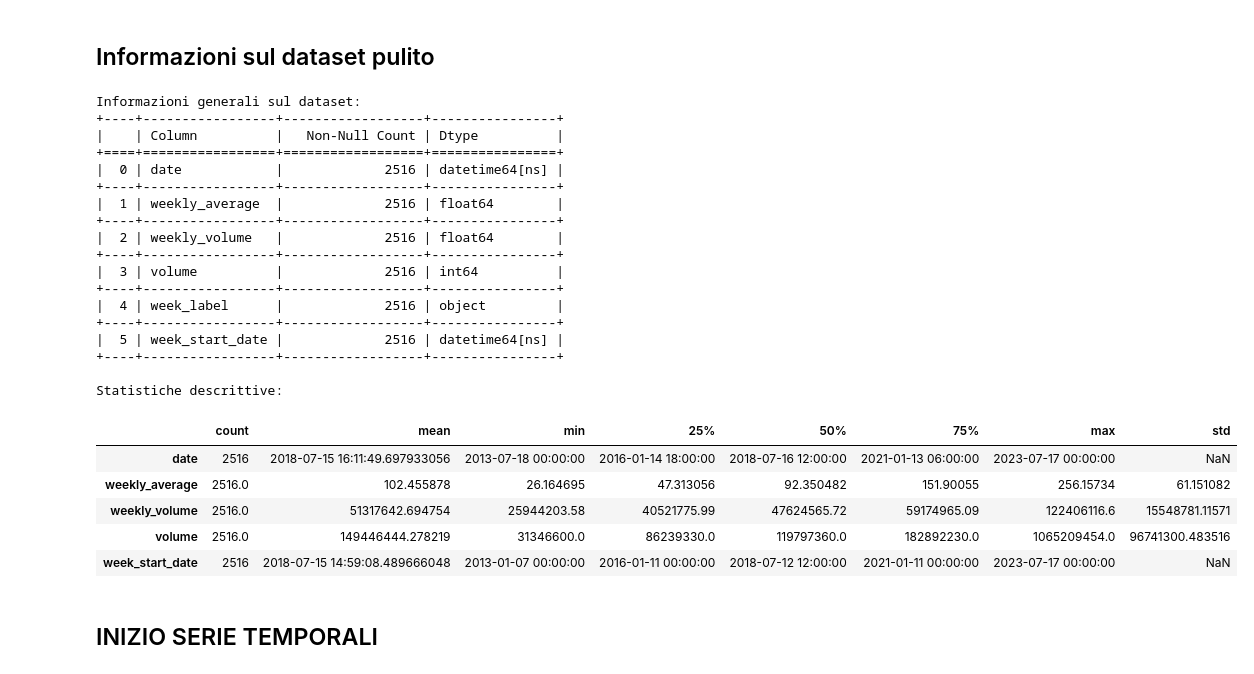
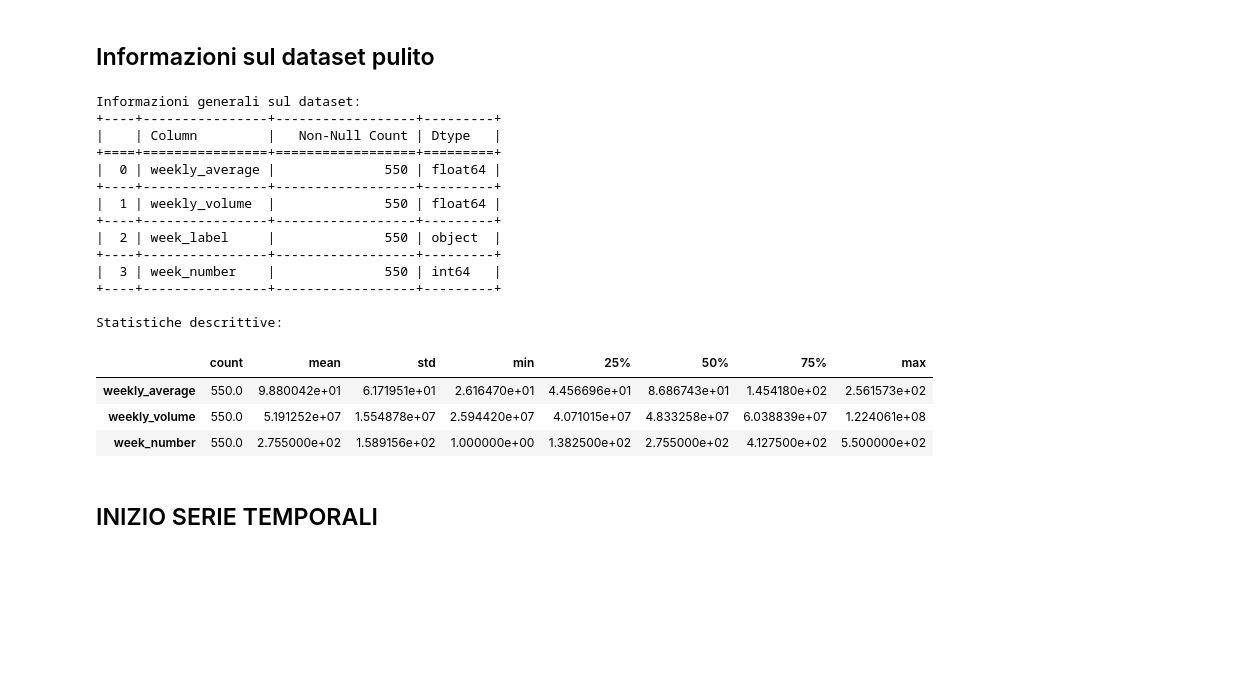
Before and after one commit to diegosantarelli/Data_science_2024, a Jupyter notebook: DS_Python/Stock_market.ipynb, the cells around one changed output. Saved outputs shown, nothing was run; the diff lists cells and outputs as text; code cells hidden in the pictures; blank space fills up the shorter version.

```diff
--- a/DS_Python/Stock_market.ipynb
+++ b/DS_Python/Stock_market.ipynb
@@ -248,42 +224,36 @@ Prime righe con week_number ricalcolato:
 # %%
 print("Informazioni generali sul dataset:")
 df_info = pd.DataFrame({
-    "Column": df_apple.columns,
-    "Non-Null Count": df_apple.notnull().sum().values,
-    "Dtype": df_apple.dtypes.values
+    "Column": df_apple_weekly.columns,
+    "Non-Null Count": df_apple_weekly.notnull().sum().values,
+    "Dtype": df_apple_weekly.dtypes.values
 })
 
 print(tabulate(df_info, headers="keys", tablefmt="grid"))
 
 # Statistiche descrittive
 print("\nStatistiche descrittive:")
-df_stats = df_apple.describe().T
+df_stats = df_apple_weekly.describe().T
 df_stats.head()
 # %% [output]
 Informazioni generali sul dataset:
-+----+-----------------+------------------+----------------+
-|    | Column          |   Non-Null Count | Dtype          |
-+====+=================+==================+================+
-|  0 | date            |             2516 | datetime64[ns] |
-+----+-----------------+------------------+----------------+
-|  1 | weekly_average  |             2516 | float64        |
-+----+-----------------+------------------+----------------+
-|  2 | weekly_volume   |             2516 | float64        |
-+----+-----------------+------------------+----------------+
-|  3 | volume          |             2516 | int64          |
-+----+-----------------+------------------+----------------+
-|  4 | week_label      |             2516 | object         |
-+----+-----------------+------------------+----------------+
-|  5 | week_start_date |             2516 | datetime64[ns] |
-+----+-----------------+------------------+----------------+
++----+----------------+------------------+---------+
+|    | Column         |   Non-Null Count | Dtype   |
++====+================+==================+=========+
+|  0 | weekly_average |              550 | float64 |
++----+----------------+------------------+---------+
+|  1 | weekly_volume  |              550 | float64 |
++----+----------------+------------------+---------+
+|  2 | week_label     |              550 | object  |
++----+----------------+------------------+---------+
+|  3 | week_number    |              550 | int64   |
++----+----------------+------------------+---------+
 
 Statistiche descrittive:
-|  | count | mean | min | 25% | 50% | 75% | max | std |
-| date | 2516 | 2018-07-15 16:11:49.697933056 | 2013-07-18 00:00:00 | 2016-01-14 18:00:00 | 2018-07-16 12:00:00 | 2021-01-13 06:00:00 | 2023-07-17 00:00:00 | NaN |
-| weekly_average | 2516.0 | 102.455878 | 26.164695 | 47.313056 | 92.350482 | 151.90055 | 256.15734 | 61.151082 |
-| weekly_volume | 2516.0 | 51317642.694754 | 25944203.58 | 40521775.99 | 47624565.72 | 59174965.09 | 122406116.6 | 15548781.11571 |
-| volume | 2516.0 | 149446444.278219 | 31346600.0 | 86239330.0 | 119797360.0 | 182892230.0 | 1065209454.0 | 96741300.483516 |
-| week_start_date | 2516 | 2018-07-15 14:59:08.489666048 | 2013-01-07 00:00:00 | 2016-01-11 00:00:00 | 2018-07-12 12:00:00 | 2021-01-11 00:00:00 | 2023-07-17 00:00:00 | NaN |
+|  | count | mean | std | min | 25% | 50% | 75% | max |
+| weekly_average | 550.0 | 9.880042e+01 | 6.171951e+01 | 2.616470e+01 | 4.456696e+01 | 8.686743e+01 | 1.454180e+02 | 2.561573e+02 |
+| weekly_volume | 550.0 | 5.191252e+07 | 1.554878e+07 | 2.594420e+07 | 4.071015e+07 | 4.833258e+07 | 6.038839e+07 | 1.224061e+08 |
+| week_number | 550.0 | 2.755000e+02 | 1.589156e+02 | 1.000000e+00 | 1.382500e+02 | 2.755000e+02 | 4.127500e+02 | 5.500000e+02 |
 # %% [markdown]
 ## INIZIO SERIE TEMPORALI
 # %%
```
Also changed, not shown: parts of 9 cells of this notebook.
